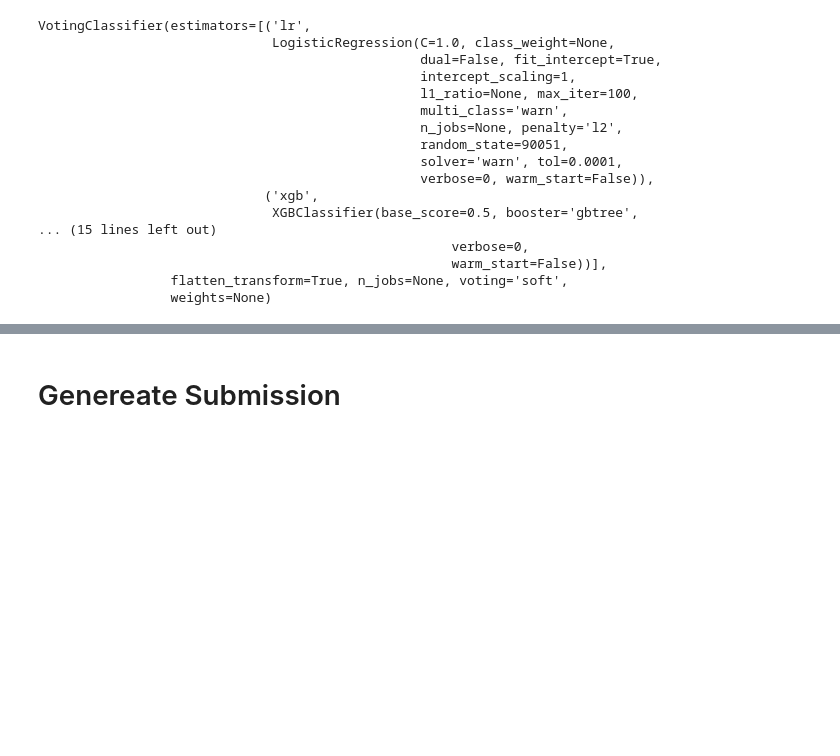
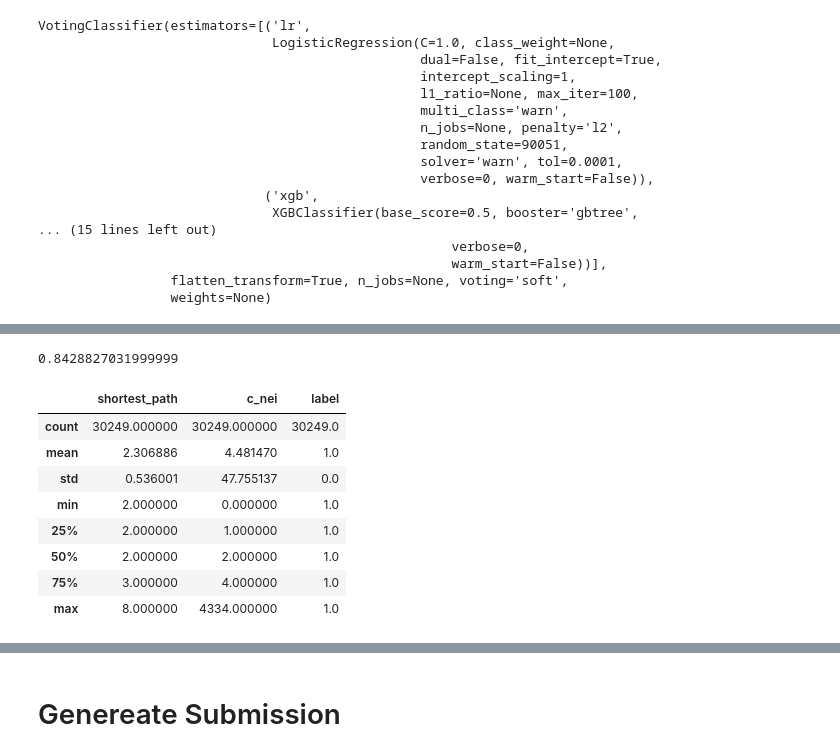
Before and after one commit to siriusctrl/COMP90051-Link-Prediction, a Jupyter notebook: prediction.ipynb, the cells around one changed output, grey strips where cells are left out. Saved outputs shown, nothing was run; the diff lists cells and outputs as text; code cells hidden in the pictures; blank space fills up the shorter version.

```diff
--- a/prediction.ipynb
+++ b/prediction.ipynb
@@ -682,7 +743,7 @@ xgb_clf = xgb.XGBClassifier(base_score=0.5,
                   gamma=0,
                   learning_rate=0.05,
                   max_delta_step=0,
-                  max_depth=4,
+                  max_depth=2,
                   min_child_weight=1,
                   missing=None,
                   n_estimators=500,
@@ -740,0 +812,19 @@ voting.score(X_test_features, y_desire_test)
+# %%
+evaluate_roc_auc(mlp_clf, X_test_features, y_desire_test)
+# %% [output]
+0.8428827031999999
+# %%
+visual_train = X_train_features.copy()
+visual_train['label'] = y_desire_train
+# %%
+visual_train[(visual_train['shortest_path'] != 99) & (visual_train['label'] == 1)].describe()
+# %% [output]
+|  | shortest_path | c_nei | label |
+| count | 30249.000000 | 30249.000000 | 30249.0 |
+| mean | 2.306886 | 4.481470 | 1.0 |
+| std | 0.536001 | 47.755137 | 0.0 |
+| min | 2.000000 | 0.000000 | 1.0 |
+| 25% | 2.000000 | 1.000000 | 1.0 |
+| 50% | 2.000000 | 2.000000 | 1.0 |
+| 75% | 3.000000 | 4.000000 | 1.0 |
+| max | 8.000000 | 4334.000000 | 1.0 |
```
Also changed, not shown: parts of 62 cells of this notebook, 1 other file.
